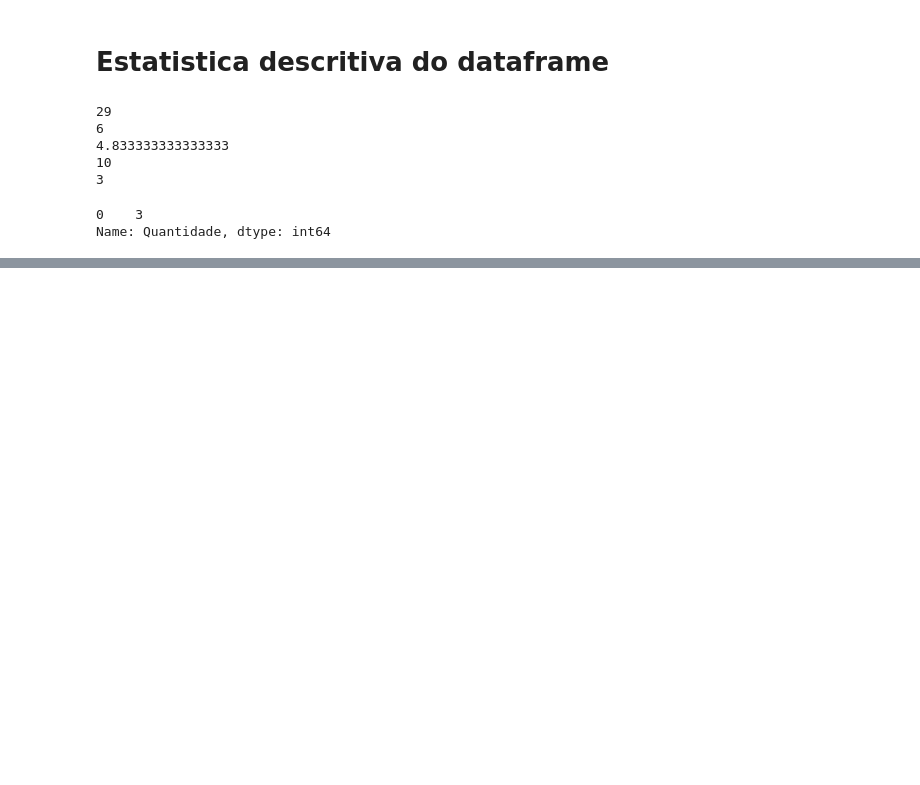
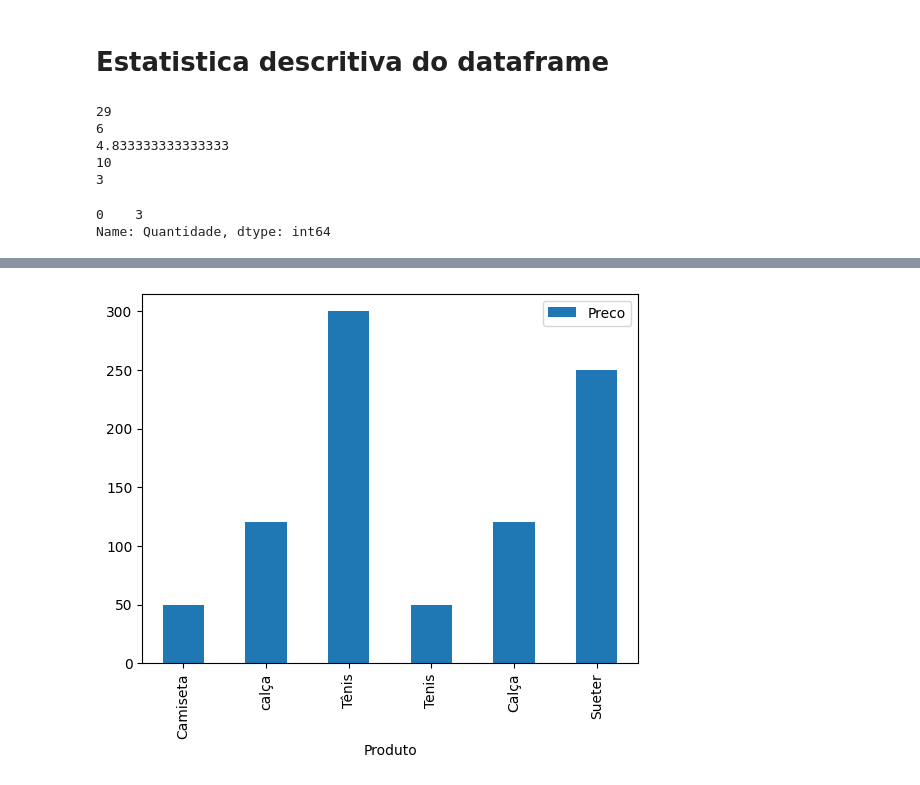
Before and after one commit to instrutorvilson/analise-dados, a Jupyter notebook: loja.ipynb, the cells around one changed output, grey strips where cells are left out. Drawn from its saved outputs; the diff is of its cells as text; code cells hidden in the pictures; blank space fills up the shorter version.

```diff
--- a/loja.ipynb
+++ b/loja.ipynb
@@ -116,0 +173,5 @@ Name: Quantidade, dtype: int64
+# %%
+new_df.plot(kind = 'bar', y = ["Preco"], x="Produto")
+plt.show()
+# %% [output]
+[figure, added]
```
Also changed, not shown: parts of 9 cells of this notebook.
